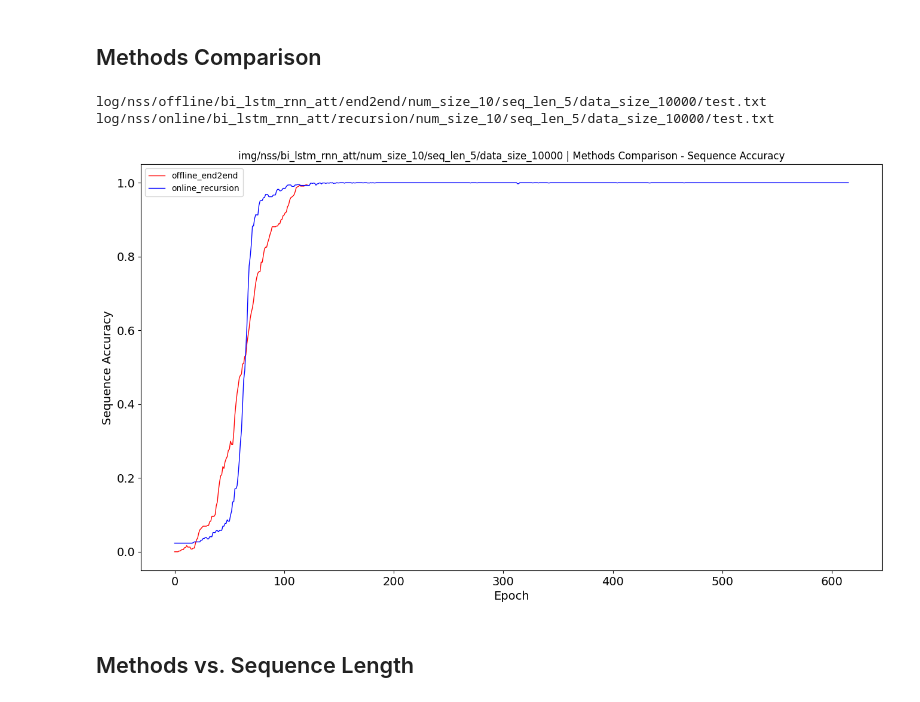
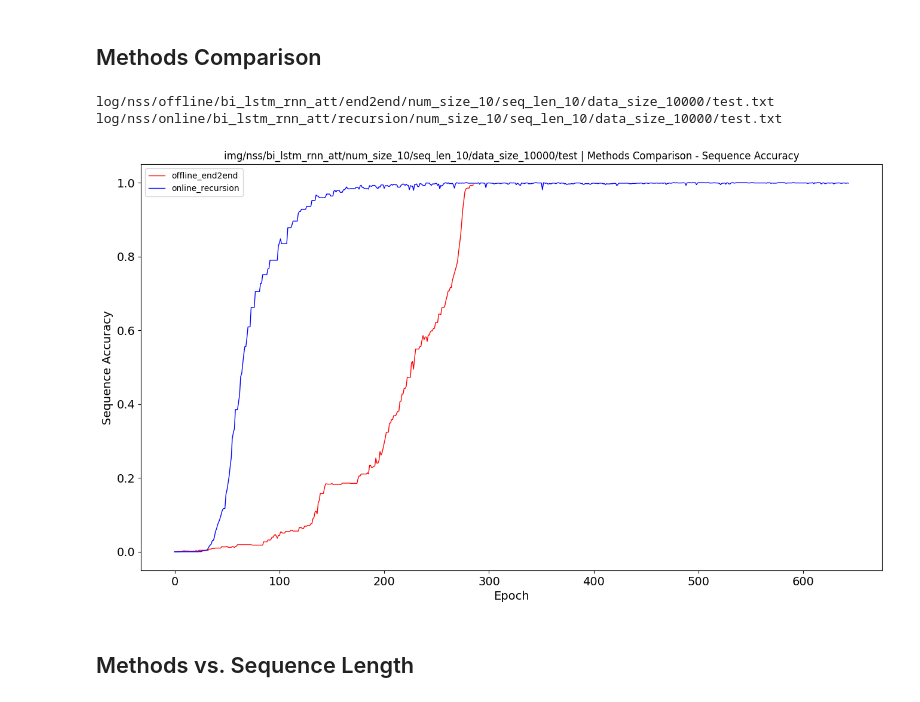
Before and after one commit to ShiningLab/Recurrent-Text-Editing, a Jupyter notebook: main/res/evaluation_plot.ipynb, the cells around one changed output. Cells and saved outputs as stored; diff of their text form; code cells hidden in the pictures.

```diff
--- a/main/res/evaluation_plot.ipynb
+++ b/main/res/evaluation_plot.ipynb
@@ -17,15 +17,16 @@ from utils import *
 ## Increasing Sequence Length Analysis
 # %%
 # parameters
-method = 'end2end' # end2end, recursion, tagging
+method = 'recursion' # end2end, recursion, tagging
 data_src = 'nss' # aoi, nss
-data_mode = 'offline' # online, offline
+data_mode = 'online' # online, offline
 # bi_gru_rnn_att, bi_lstm_rnn_att
 model_name = 'bi_lstm_rnn_att'
 num_size = 10
 min_seq_len = 5
-max_seq_len = 25
+max_seq_len = 10
 data_size = 10000
+val_or_test = 'test' # val, test
 # %%
 # define path
 LOG_PATH = os.path.join(
@@ -37,7 +38,7 @@ LOG_PATH = os.path.join(
     'num_size_{}'.format(num_size),
     'seq_len_{}',
     'data_size_{}'.format(data_size),
-    'test.txt')
+    '{}.txt'.format(val_or_test))
 # %%
 # read data
 raw_data_dict = {}
@@ -57,7 +54,7 @@ log/nss/offline/bi_lstm_rnn_att/end2end/num_size_10/seq_len_25/data_size_10000/t
 data_dict = {k: parse_log(v) for k, v in raw_data_dict.items()}
 # %%
 # 'Epoch', 'Step', 'Loss', 'Equation Accuracy', 'Token Accuracy', 'Sequence Accuracy'
-criteria = 'Sequence Accuracy'
+criteria = 'Token Accuracy'
 criteria_dict = {}
 for i in range(min_seq_len, max_seq_len+1, 5):
     label = 'seq_len_{}'.format(i)
@@ -168,12 +166,14 @@ candidates = [
     ['offline', 'end2end'],
 #     ['offline', 'recursion'],
 #     ['online', 'end2end'],
+#     ['offline', 'tagging'],
+#     ['online', 'tagging'],
     ['online', 'recursion']
 ]
 data_src = 'nss' # aoi, nss
 model_name = 'bi_lstm_rnn_att'
 num_size = 10
-seq_len = 5
+seq_len = 10
 data_size = 10000
 val_or_test = 'test' # val, test
 # %%
@@ -196,8 +196,8 @@ for c in candidates:
     print(file_path)
     raw_data_dict[file_path] = load_txt(file_path)
 # %% [output]
-log/nss/offline/bi_lstm_rnn_att/end2end/num_size_10/seq_len_5/data_size_10000/test.txt
-log/nss/online/bi_lstm_rnn_att/recursion/num_size_10/seq_len_5/data_size_10000/test.txt
+log/nss/offline/bi_lstm_rnn_att/end2end/num_size_10/seq_len_10/data_size_10000/test.txt
+log/nss/online/bi_lstm_rnn_att/recursion/num_size_10/seq_len_10/data_size_10000/test.txt
 # %%
 # extract info from log
 data_dict = {k: parse_log(v) for k, v in raw_data_dict.items()}
@@ -213,26 +213,27 @@ for c in candidates:
 # %%
 colors = ['red', 'blue', 'green', 'skyblue', 'orange', 'magenta', 'purple']
 save_path = os.path.join(
     'img',
     data_src,
     model_name,
     'num_size_{}'.format(num_size),
     'seq_len_{}'.format(seq_len),
-    'data_size_{}'.format(data_size))
+    'data_size_{}'.format(data_size),
+    val_or_test)
 
 if not os.path.exists(save_path): os.makedirs(save_path)
 
 title = 'Methods Comparison - {}'.format(criteria)
 
 show_plot(
     data_dict=criteria_dict,
     colors=colors,
     title=title,
     xlabel='Epoch',
     ylabel=criteria,
     save_path=save_path)
 # %% [output]
-[figure, old version]
+[figure, new version]
 # %% [markdown]
 ## Methods vs. Sequence Length
 # %%
```
Also changed, not shown: parts of 6 cells of this notebook, 16 other files.
